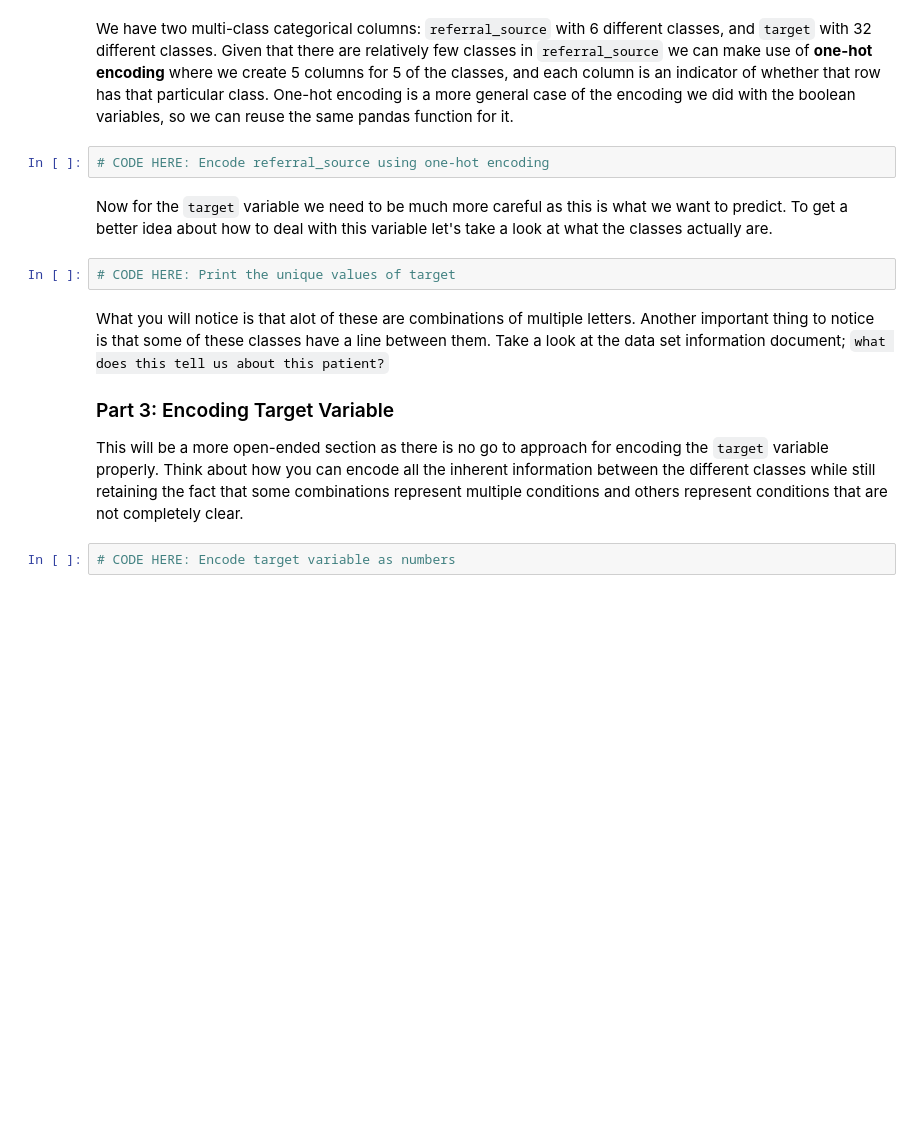
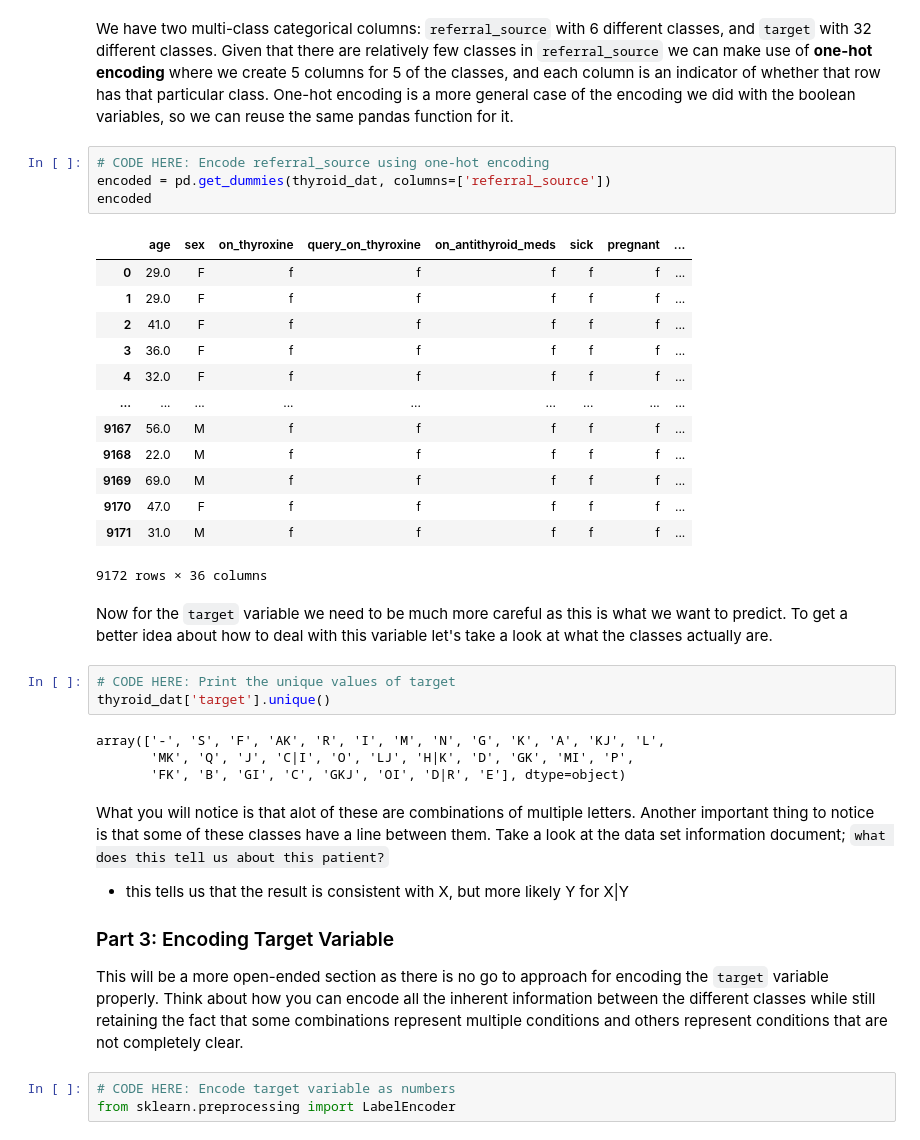
Before and after one commit to benwillallen/Rice-DEEP2024-Thyroid3, a Jupyter notebook: Chad_D_Intro_Notebook.ipynb, the cells around one changed output. Cells and saved outputs as stored; diff of their text form; blank space fills up the shorter version.

```diff
--- a/Chad_D_Intro_Notebook.ipynb
+++ b/Chad_D_Intro_Notebook.ipynb
@@ -201,15 +437,38 @@ Next we want to deal with the categorical columns that have multiple classes wit
 We have two multi-class categorical columns: `referral_source` with 6 different classes, and `target` with 32 different classes. Given that there are relatively few classes in `referral_source` we can make use of **one-hot encoding** where we create 5 columns for 5 of the classes, and each column is an indicator of whether that row has that particular class. One-hot encoding is a more general case of the encoding we did with the boolean variables, so we can reuse the same pandas function for it.
 # %%
 # CODE HERE: Encode referral_source using one-hot encoding
+encoded = pd.get_dummies(thyroid_dat, columns=['referral_source'])
+encoded
+# %% [output]
+|  | age | sex | on_thyroxine | query_on_thyroxine | on_antithyroid_meds | sick | pregnant | ... |
+| 0 | 29.0 | F | f | f | f | f | f | ... |
+| 1 | 29.0 | F | f | f | f | f | f | ... |
+| 2 | 41.0 | F | f | f | f | f | f | ... |
+| 3 | 36.0 | F | f | f | f | f | f | ... |
+| 4 | 32.0 | F | f | f | f | f | f | ... |
+| ... | ... | ... | ... | ... | ... | ... | ... | ... |
+| 9167 | 56.0 | M | f | f | f | f | f | ... |
+| 9168 | 22.0 | M | f | f | f | f | f | ... |
+| 9169 | 69.0 | M | f | f | f | f | f | ... |
+| 9170 | 47.0 | F | f | f | f | f | f | ... |
+| 9171 | 31.0 | M | f | f | f | f | f | ... |
+9172 rows × 36 columns
 # %% [markdown]
 Now for the `target` variable we need to be much more careful as this is what we want to predict. To get a better idea about how to deal with this variable let's take a look at what the classes actually are.
 # %%
 # CODE HERE: Print the unique values of target
+thyroid_dat['target'].unique()
+# %% [output]
+array(['-', 'S', 'F', 'AK', 'R', 'I', 'M', 'N', 'G', 'K', 'A', 'KJ', 'L',
+       'MK', 'Q', 'J', 'C|I', 'O', 'LJ', 'H|K', 'D', 'GK', 'MI', 'P',
+       'FK', 'B', 'GI', 'C', 'GKJ', 'OI', 'D|R', 'E'], dtype=object)
 # %% [markdown]
 What you will notice is that alot of these are combinations of multiple letters. Another important thing to notice is that some of these classes have a line between them. Take a look at the data set information document; `what does this tell us about this patient?`
+- this tells us that the result is consistent with X, but more likely Y for X|Y
 
 ### Part 3: Encoding Target Variable
 
 This will be a more open-ended section as there is no go to approach for encoding the `target` variable properly. Think about how you can encode all the inherent information between the different classes while still retaining the fact that some combinations represent multiple conditions and others represent conditions that are not completely clear.
 # %%
 # CODE HERE: Encode target variable as numbers
+from sklearn.preprocessing import LabelEncoder
```
Also changed, not shown: parts of 19 cells of this notebook.
